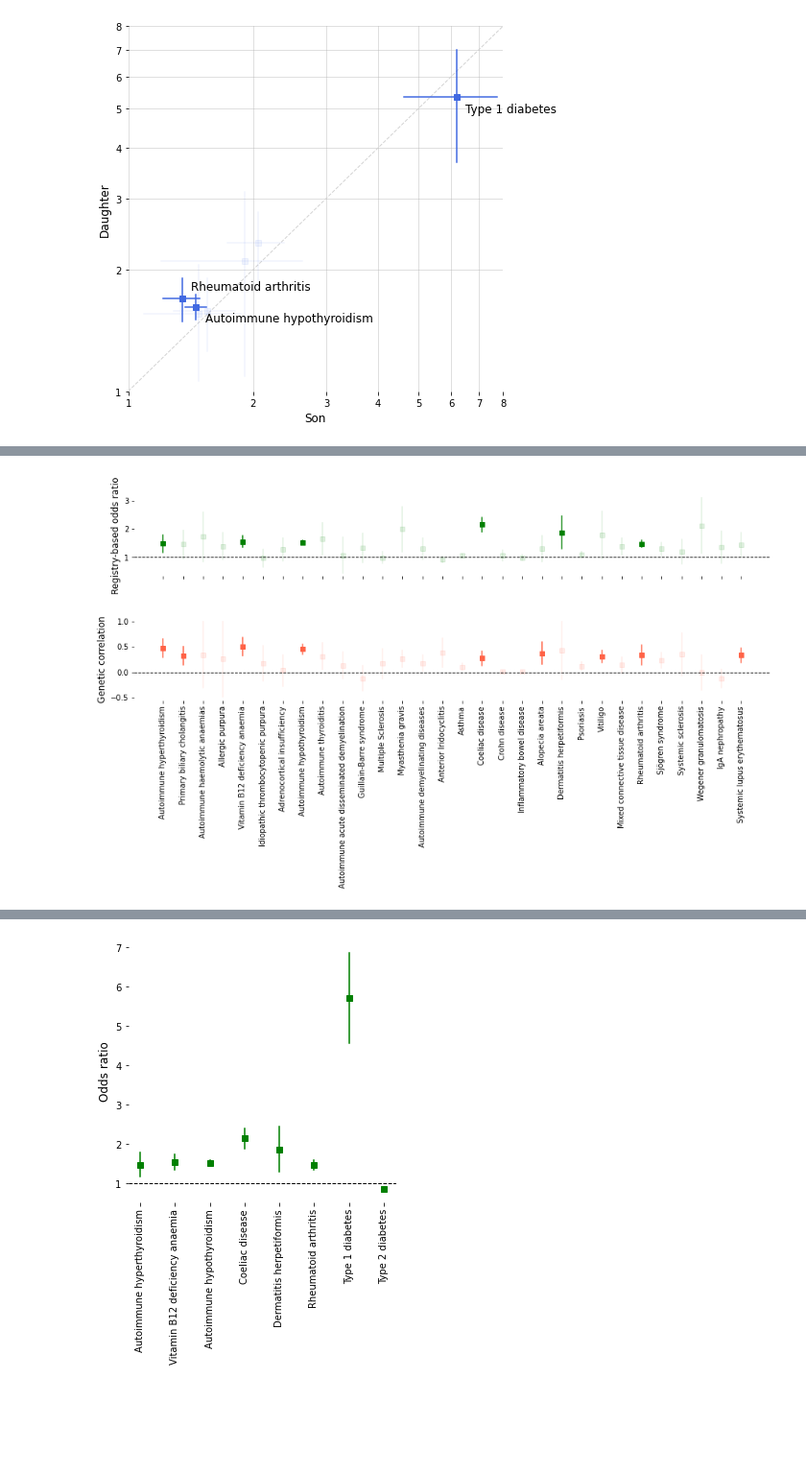
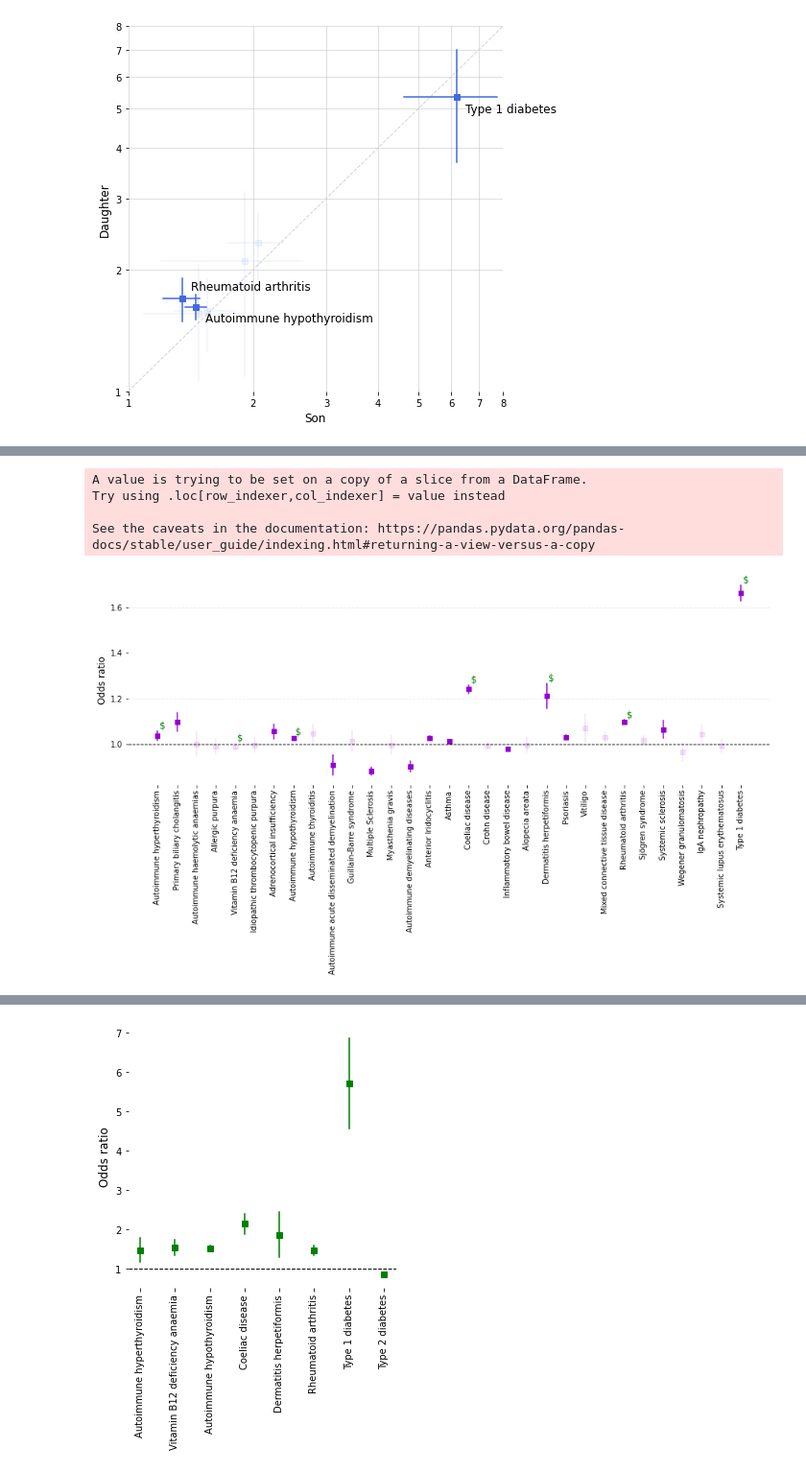
Before and after one commit to dsgelab/familial_tractories, a Jupyter notebook: ldsc.ipynb, the cells around one changed output, grey strips where cells are left out. Shown at 96% size. Cells and saved outputs as stored; diff of their text form; code cells hidden in the pictures; blank space fills up the shorter version.

```diff
--- a/ldsc.ipynb
+++ b/ldsc.ipynb
@@ -516,4 +516,47 @@ plot_comparisons(res)
+# %%
+rg_res = stat_df[['ep2', 'p', 'rg_025', 'rg_975']]
+rg_res['rg_975'] = np.where(rg_res.rg_975>1, 1, rg_res.rg_975)
+rg_res.columns = ['endpoint', 'pval', 'hr_025', 'hr_975']
+hla_prs_res = pd.read_excel(res_dir+'summary_of_ADs.xlsx', sheet_name='hla_prs_res')
+# %% [output]
+A value is trying to be set on a copy of a slice from a DataFrame.
+Try using .loc[row_indexer,col_indexer] = value instead
+
+See the caveats in the documentation: https://pandas.pydata.org/pandas-docs/stable/user_guide/indexing.html#returning-a-view-versus-a-copy
 # %%
-plot_comparisons(res[~res.endpoint.isin(eps_exc)])
+def plot_association(df, sig_eps, ylabel, color, hline, outcome='T1D_STRICT', plt_len=15):
+    """
+    :param results: a DataFrame of summary statistics
+    :param outcome: a string which indicates the outcome disease name
+    :return: a odds ratio plot of all the diseases in the list
+    """
+    df = df.sort_values(by='endpoint')
+    df.index = range(len(df))
+    plt.figure(figsize=(plt_len, 5))
+    plt.box(False)
+    plt.grid()
+    for i, row in df.iterrows():
+        alpha = 1 if row.pval <= 0.05 / len(df) else 0.12
+        plt.plot((i, i), (row.hr_025, row.hr_975), color=color, alpha=alpha)
+        plt.plot(i, (row.hr_025+row.hr_975)/2, 's', color=color, alpha=alpha)
+        if row.endpoint in sig_eps:
+            plt.annotate('$', (i+.1, row.hr_975+.01), size=12, color='green')
+
+    plt.xticks(range(len(df)), [eps_dict[i] for i in df.endpoint.tolist()], rotation=90)
+    plt.ylabel(ylabel, size=12)
+    plt.axhline(y=hline, color='black', linestyle='--', linewidth=1)
+
+#     plt.yscale('log')
+#     plt.yticks([.8, .9, 1, 1.2, 1.3, 1.6, 1.7])
+#     ax = plt.gca()
+#     ax.get_yaxis().set_major_formatter(ScalarFormatter())
+    plt.axhline(y=1.6, color='black', linestyle='--', linewidth=1, alpha=0.08)
+    plt.axhline(y=1.2, color='black', linestyle='--', linewidth=1, alpha=0.08)
+#     plt.axhline(y=0.9, color='black', linestyle='--', linewidth=1, alpha=0.08)
+
+    plt.grid()
+    plt.show()
-# %% [output]
-[figure, removed]
+# %%
+plot_association(hla_prs_res[~hla_prs_res.endpoint.isin(eps_exc)], eps_sig, 'Odds ratio', 'darkviolet', 1)
+# %% [output]
+[figure, added]
```
Also changed, not shown: parts of 8 cells of this notebook, 3 other files.
